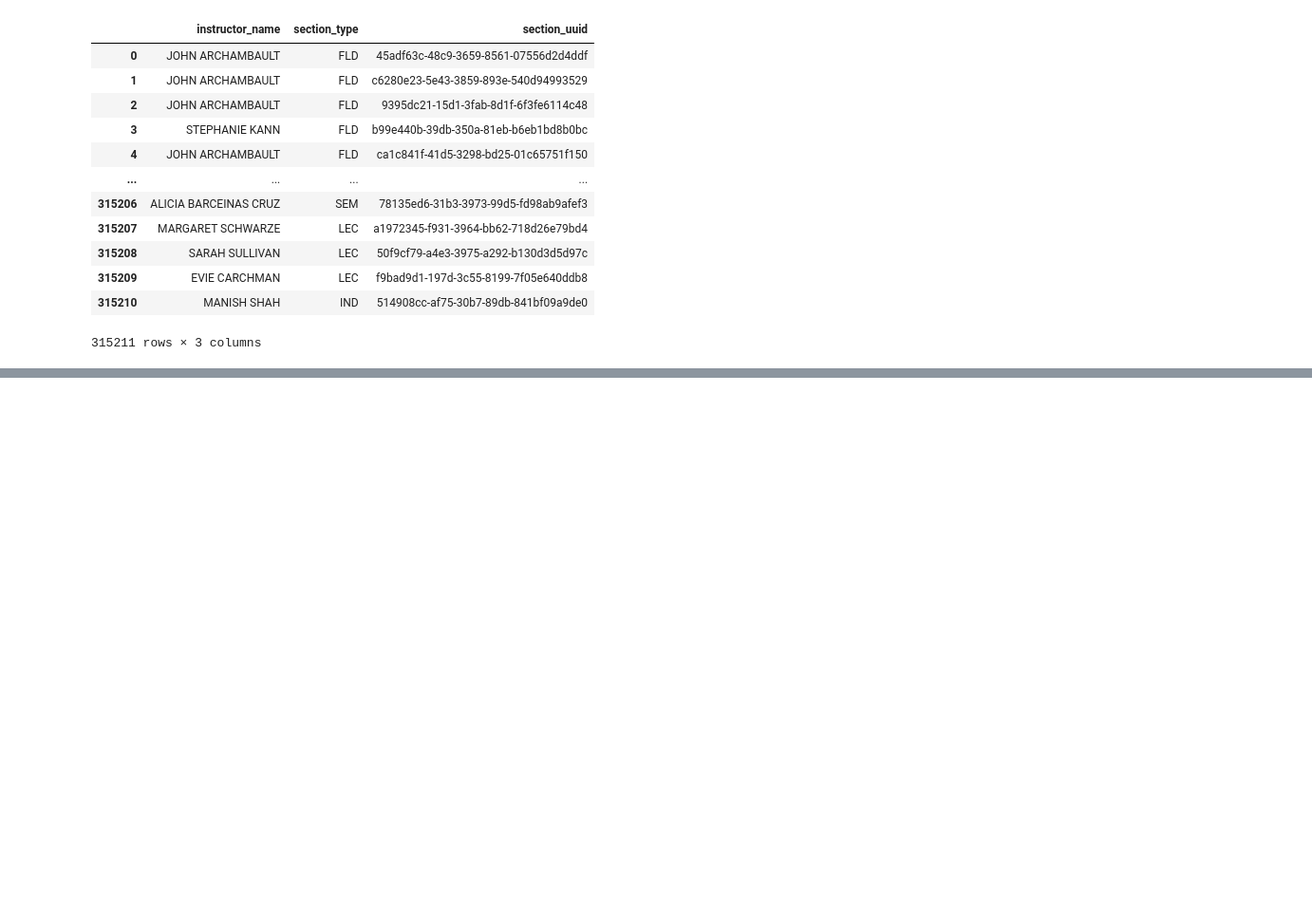
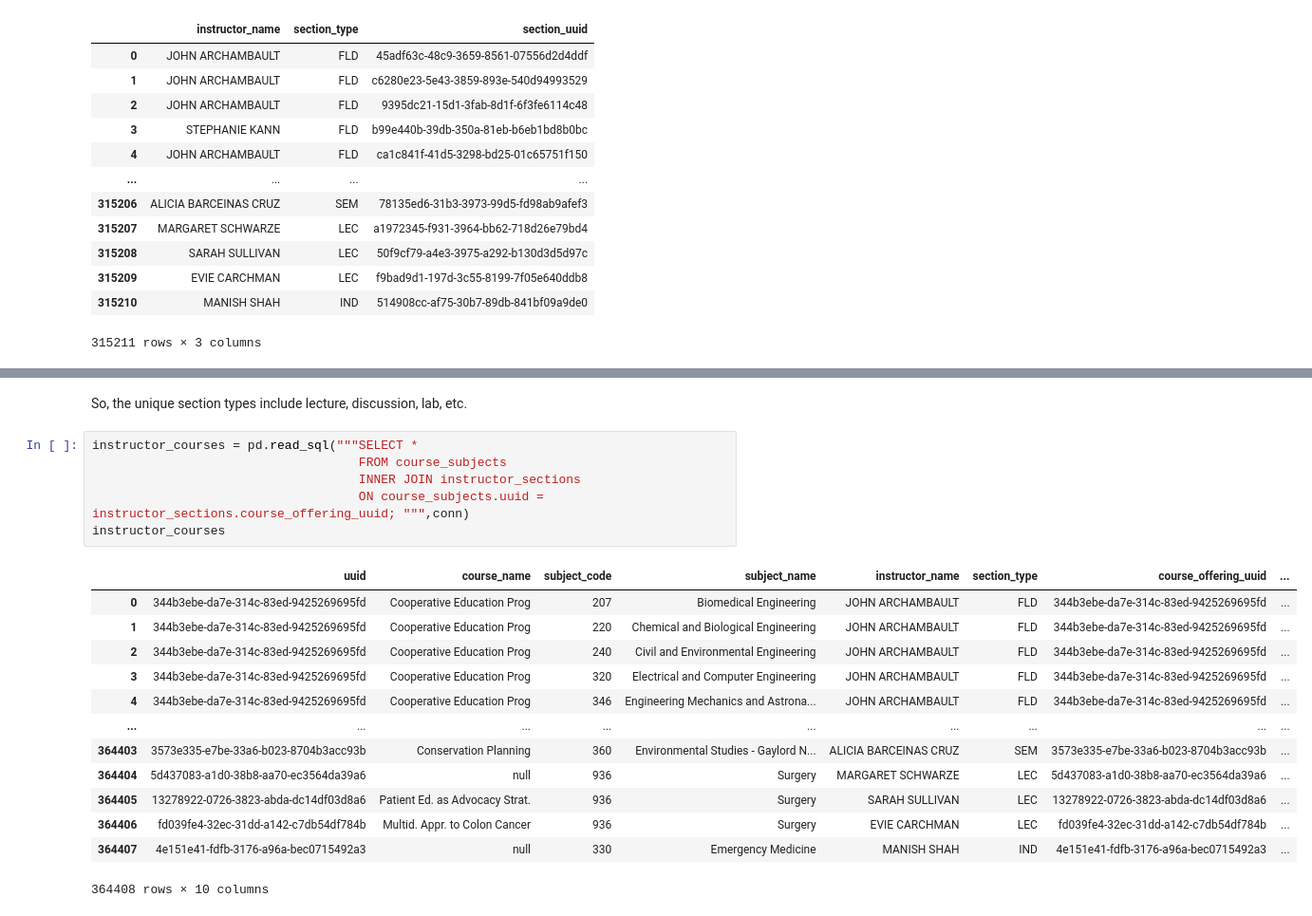
Before and after one commit to crypticrk/UW-Madsion-Dataset-Analysis, a Jupyter notebook: UW Madison Dataset Analyis.ipynb, the cells around one changed output, grey strips where cells are left out. Shown: that part at 95% size. Cells and saved outputs as stored; diff of their text form; blank space fills up the shorter version.

```diff
--- a/UW Madison Dataset Analyis.ipynb
+++ b/UW Madison Dataset Analyis.ipynb
@@ -390,0 +404,22 @@ FROM instructor_sections;""", conn)
+# %% [markdown]
+So, the unique section types include lecture, discussion, lab, etc.
+# %%
+instructor_courses = pd.read_sql("""SELECT *
+                                    FROM course_subjects
+                                    INNER JOIN instructor_sections
+                                    ON course_subjects.uuid = instructor_sections.course_offering_uuid; """,conn)
+instructor_courses
+# %% [output]
+|  | uuid | course_name | subject_code | subject_name | instructor_name | section_type | course_offering_uuid | ... |
+| 0 | 344b3ebe-da7e-314c-83ed-9425269695fd | Cooperative Education Prog | 207 | Biomedical Engineering | JOHN ARCHAMBAULT | FLD | 344b3ebe-da7e-314c-83ed-9425269695fd | ... |
+| 1 | 344b3ebe-da7e-314c-83ed-9425269695fd | Cooperative Education Prog | 220 | Chemical and Biological Engineering | JOHN ARCHAMBAULT | FLD | 344b3ebe-da7e-314c-83ed-9425269695fd | ... |
+| 2 | 344b3ebe-da7e-314c-83ed-9425269695fd | Cooperative Education Prog | 240 | Civil and Environmental Engineering | JOHN ARCHAMBAULT | FLD | 344b3ebe-da7e-314c-83ed-9425269695fd | ... |
+| 3 | 344b3ebe-da7e-314c-83ed-9425269695fd | Cooperative Education Prog | 320 | Electrical and Computer Engineering | JOHN ARCHAMBAULT | FLD | 344b3ebe-da7e-314c-83ed-9425269695fd | ... |
+| 4 | 344b3ebe-da7e-314c-83ed-9425269695fd | Cooperative Education Prog | 346 | Engineering Mechanics and Astrona... | JOHN ARCHAMBAULT | FLD | 344b3ebe-da7e-314c-83ed-9425269695fd | ... |
+| ... | ... | ... | ... | ... | ... | ... | ... | ... |
+| 364403 | 3573e335-e7be-33a6-b023-8704b3acc93b | Conservation Planning | 360 | Environmental Studies - Gaylord N... | ALICIA BARCEINAS CRUZ | SEM | 3573e335-e7be-33a6-b023-8704b3acc93b | ... |
+| 364404 | 5d437083-a1d0-38b8-aa70-ec3564da39a6 | null | 936 | Surgery | MARGARET SCHWARZE | LEC | 5d437083-a1d0-38b8-aa70-ec3564da39a6 | ... |
+| 364405 | 13278922-0726-3823-abda-dc14df03d8a6 | Patient Ed. as Advocacy Strat. | 936 | Surgery | SARAH SULLIVAN | LEC | 13278922-0726-3823-abda-dc14df03d8a6 | ... |
+| 364406 | fd039fe4-32ec-31dd-a142-c7db54df784b | Multid. Appr. to Colon Cancer | 936 | Surgery | EVIE CARCHMAN | LEC | fd039fe4-32ec-31dd-a142-c7db54df784b | ... |
+| 364407 | 4e151e41-fdfb-3176-a96a-bec0715492a3 | null | 330 | Emergency Medicine | MANISH SHAH | IND | 4e151e41-fdfb-3176-a96a-bec0715492a3 | ... |
+364408 rows × 10 columns
```
Also changed, not shown: parts of 8 cells of this notebook.
